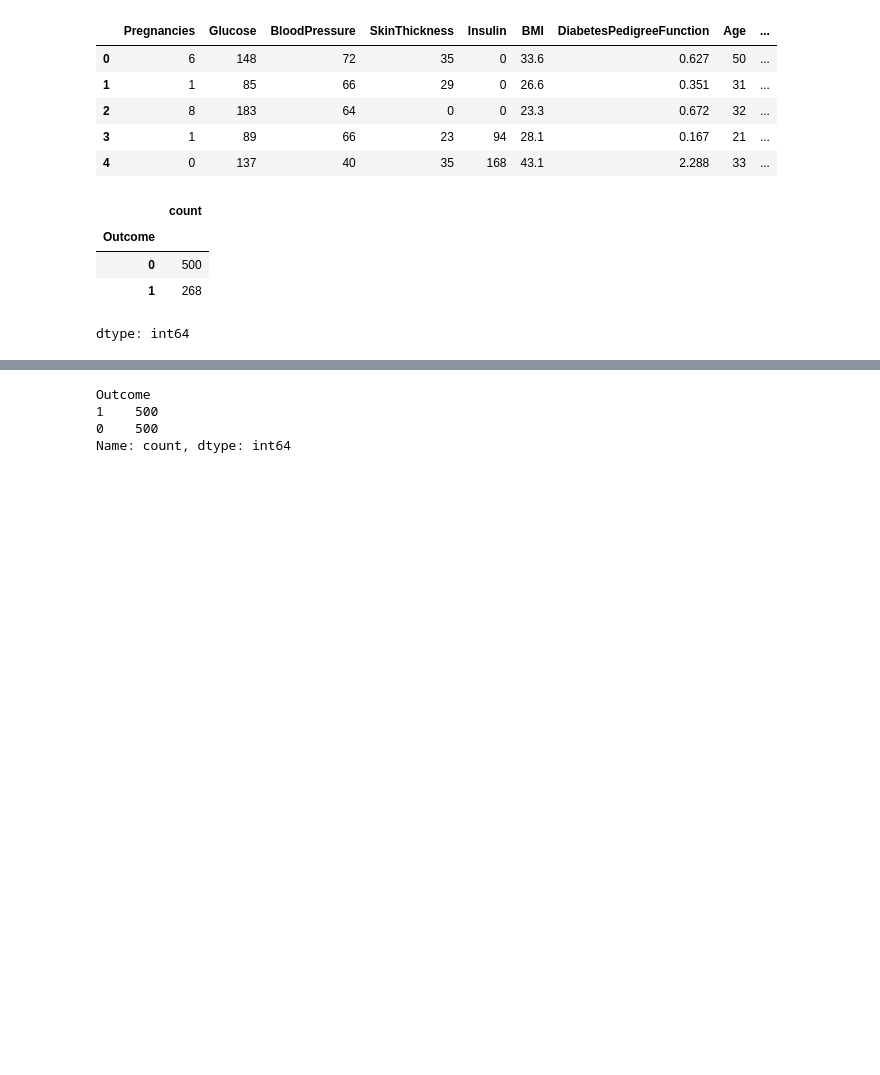
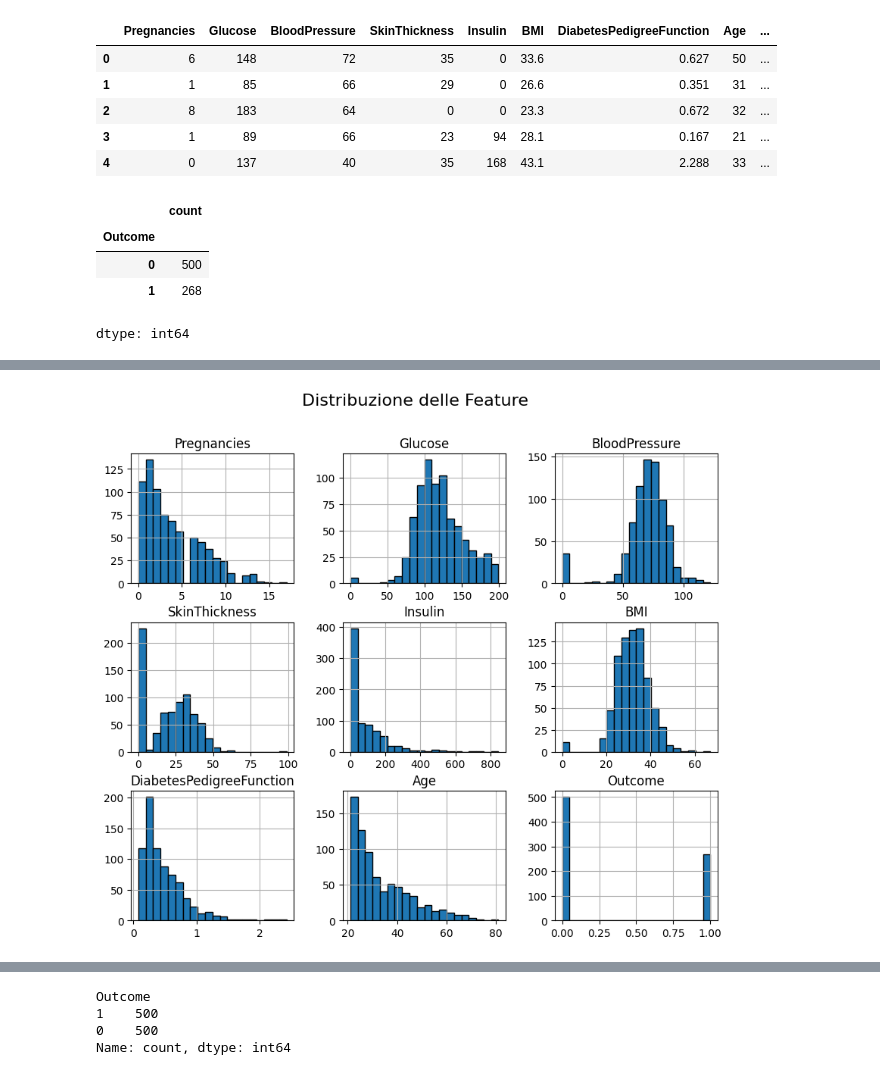
Before and after one commit to oleksandragolub/Progetto-Machine-Learning, a Jupyter notebook: progetto_machine_learning.ipynb, the cells around one changed output, grey strips where cells are left out. Drawn from its saved outputs; the diff is of its cells as text; code cells hidden in the pictures; blank space fills up the shorter version.

```diff
--- a/progetto_machine_learning.ipynb
+++ b/progetto_machine_learning.ipynb
@@ -58,0 +99,6 @@ dtype: int64
+# %%
+df.hist(figsize=(10, 8), bins=20, edgecolor='black')
+plt.suptitle('Distribuzione delle Feature', fontsize=16)
+plt.show()
+# %% [output]
+[figure, added]
```
Also changed, not shown: parts of 19 cells of this notebook.
